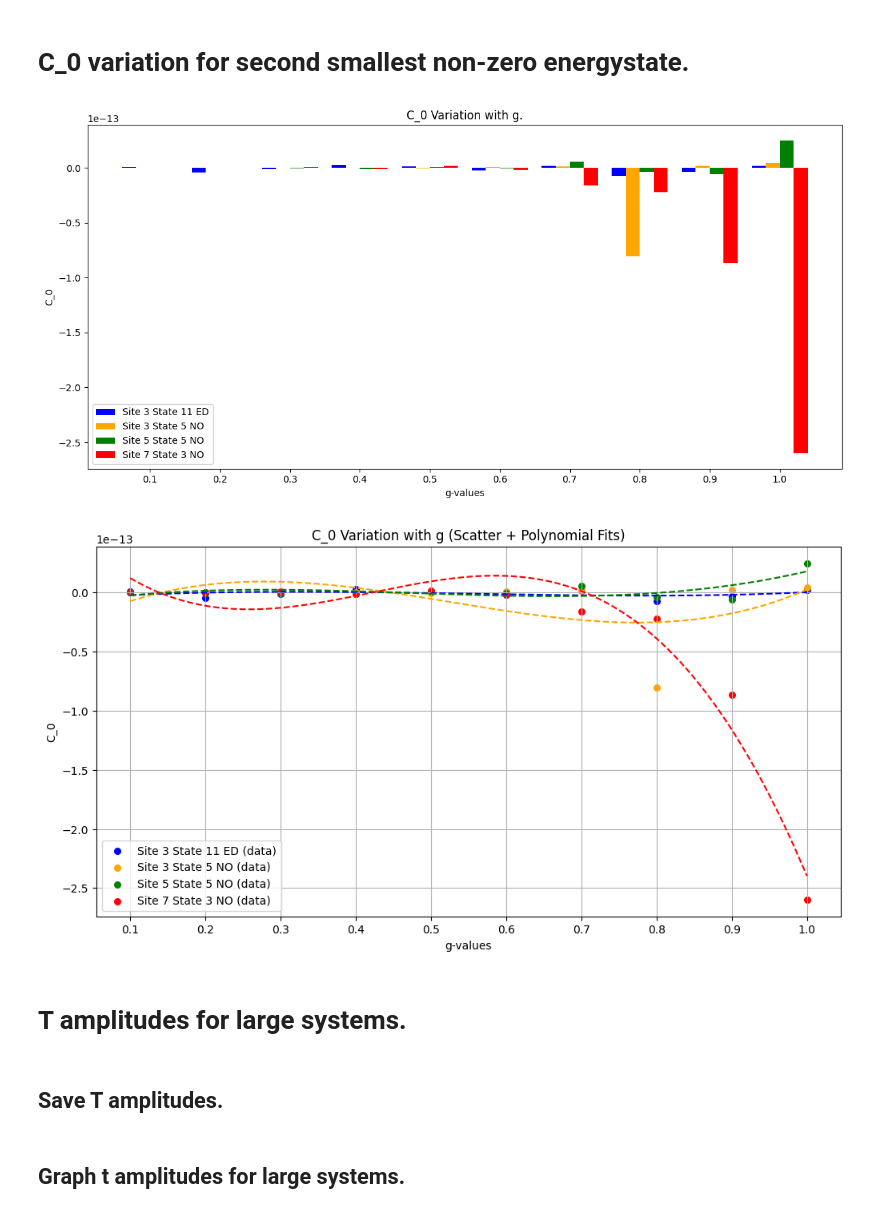
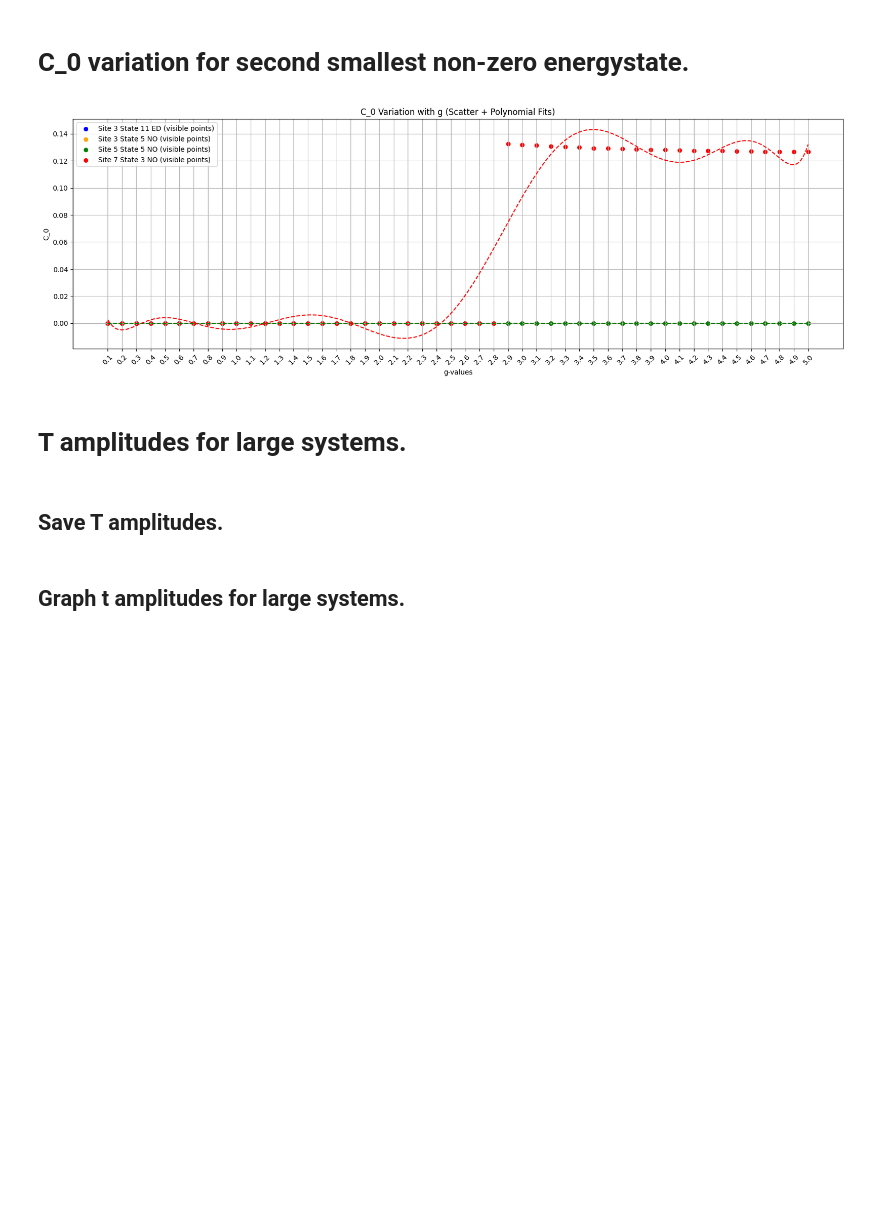
Before and after one commit to Gilfrim/Computational-Analysis-of-Many-Rotor-Systems, a Jupyter notebook: produce_graphs.ipynb, the cells around one changed output. Saved outputs shown, nothing was run; the diff lists cells and outputs as text; code cells hidden in the pictures; blank space fills up the shorter version.

```diff
--- a/produce_graphs.ipynb
+++ b/produce_graphs.ipynb
@@ -201,9 +299,11 @@ si3_st11_ED = []
 si3_st5_NO = []
 si5_st5_NO = []
 si7_st3_NO = []
+g_array = []
 
-for g_index in range(12):
-    g = g_array[g_index]
+for g_index in range(1, 51):
+    g = g_index / 10
+    g_array.append(g)
 
     eig_val, eig_vec = load_one_simulation_ED(3, 11, g, file_path_ED)
 
@@ -283,3 +424,6 @@ def find_two_smallest_with_indices(eig_val, eig_vec_cut):
         raise ValueError("Not enough non-zero matches.")
     filtered.sort()
     return filtered[:2]
+# %%
+eig_val, eig_vec = load_one_simulation_ED(3, 11, g, file_path_ED)
+find_two_smallest_with_indices(eig_val, eig_vec[0,:])
@@ -394,9 +555,11 @@ si3_st11_ED = []
 si3_st5_NO = []
 si5_st5_NO = []
 si7_st3_NO = []
+g_array = []
 
-for g_index in range(12):
-    g = g_array[g_index]
+for g_index in range(1, 51):
+    g = g_index / 10
+    g_array.append(g)
 
     eig_val, eig_vec = load_one_simulation_ED(3, 11, g, file_path_ED)
 
@@ -470,9 +633,11 @@ si3_st11_ED = []
 si3_st5_NO = []
 si5_st5_NO = []
 si7_st3_NO = []
+g_array = []
 
-for g_index in range(12):
-    g = g_array[g_index]
+for g_index in range(1, 51):
+    g = g_index / 10
+    g_array.append(g)
 
     eig_val, eig_vec = load_one_simulation_ED(3, 11, g, file_path_ED)
 
@@ -500,46 +665,30 @@ for g_index in range(12):
 # %%
 si3_st11_ED = np.array(si3_st11_ED)
 si3_st5_NO = np.array(si3_st5_NO)
 si5_st5_NO = np.array(si5_st5_NO)
 si7_st3_NO = np.array(si7_st3_NO)
 g_array = np.array(g_array)
 
-plt.figure(figsize=(12, 6))
-
-bar(g_array, si3_st11_ED, si3_st5_NO, si5_st5_NO, si7_st3_NO)
-
-# Axis formatting
-plt.xticks(g_array)
-plt.xlabel("g-values")
-plt.ylabel("C_0")
-plt.title("C_0 Variation with g.")
-plt.legend()
-
-# plt.legend(loc='center left', bbox_to_anchor=(1, 0.5))
-plt.tight_layout()
-plt.show()
-
-plt.figure(figsize=(12, 6))
+plt.figure(figsize=(20, 6))
 
 # Use consistent colors
 colors = ['blue', 'orange', 'green', 'red']
 
 scatter_and_fit(g_array, si3_st11_ED, 'Site 3 State 11 ED', colors[0])
 scatter_and_fit(g_array, si3_st5_NO,  'Site 3 State 5 NO',  colors[1])
 scatter_and_fit(g_array, si5_st5_NO,  'Site 5 State 5 NO',  colors[2])
 scatter_and_fit(g_array, si7_st3_NO,  'Site 7 State 3 NO',  colors[3])
 
 # Axis formatting
-plt.xticks(g_array)
+plt.xticks(g_array, rotation=45)
 plt.xlabel("g-values")
 plt.ylabel("C_0")
 plt.title("C_0 Variation with g (Scatter + Polynomial Fits)")
 plt.legend()
 plt.grid(True)
 plt.show()
 # %% [output]
-[figure, old version]
+[figure, new version]
-[figure, removed]
 # %% [markdown]
 # T amplitudes for large systems.
 # %%
```
Also changed, not shown: parts of 41 cells of this notebook, 10 other files.
